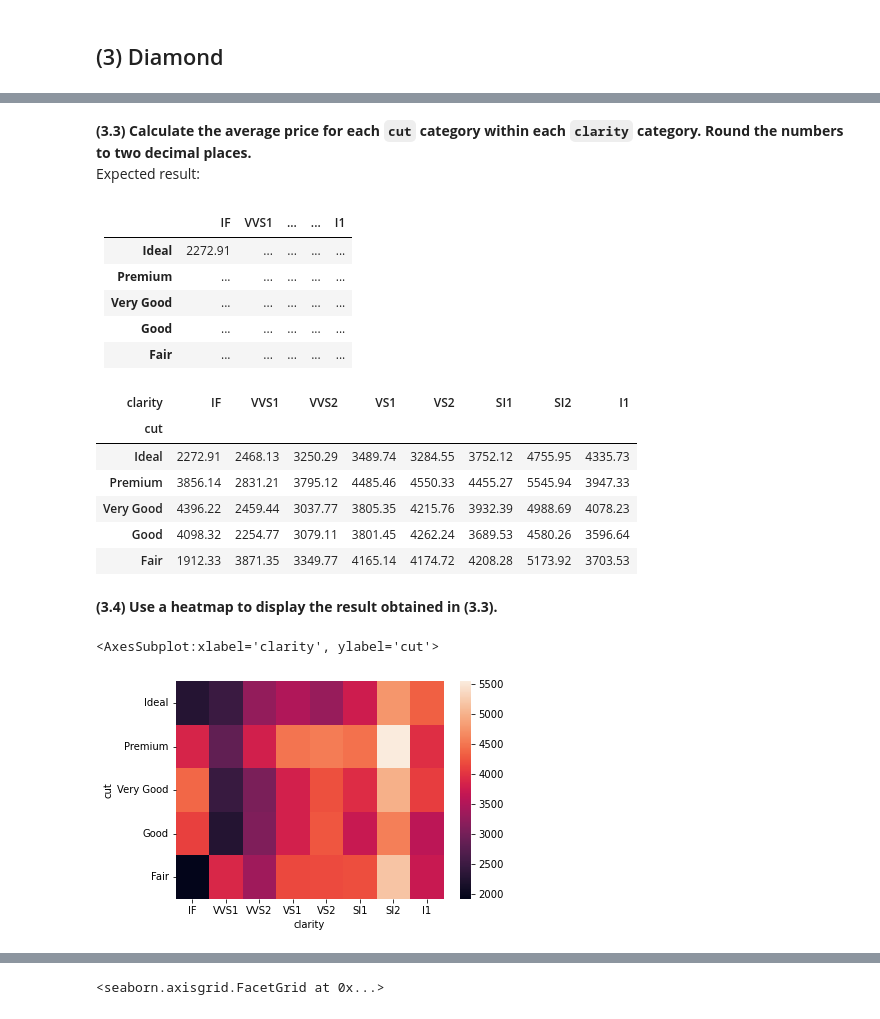
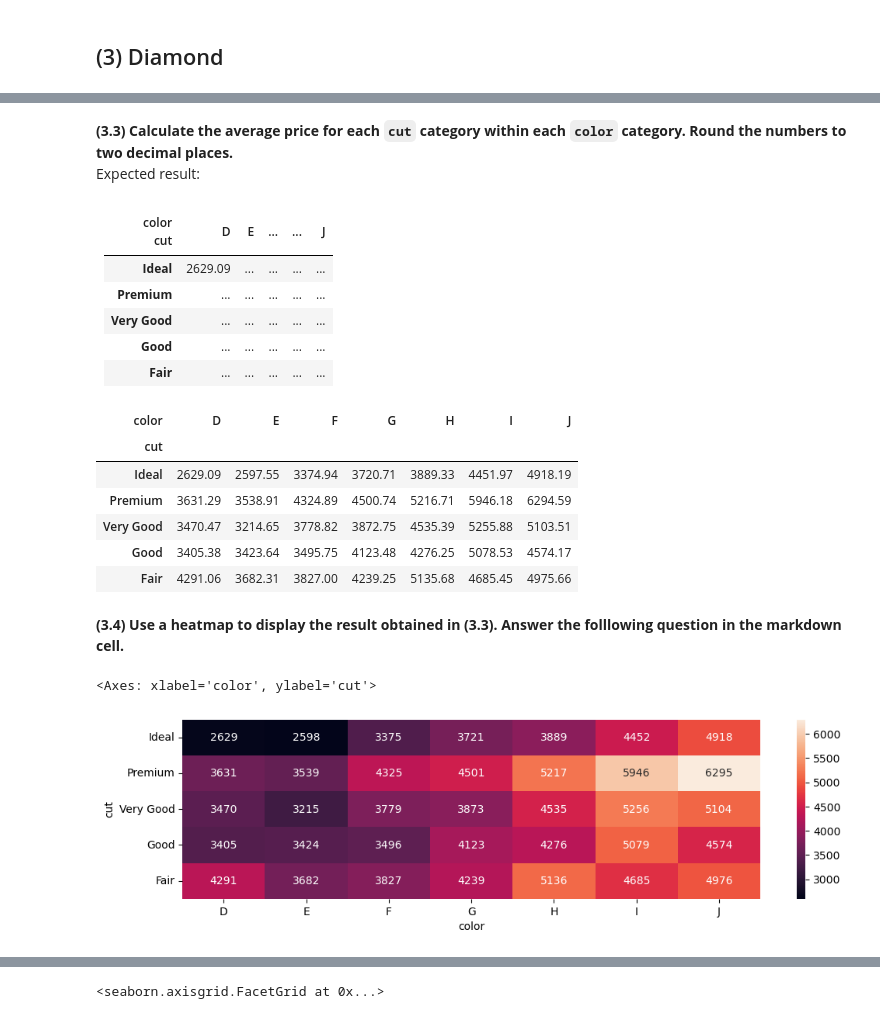
Before and after one commit to elthin/EBA3400, a Jupyter notebook: 03_jupyter_exercise/12_Matplotlib and Seaborn_Solution.ipynb, the cells around one changed output, grey strips where cells are left out. Cells and saved outputs as stored; diff of their text form; code cells hidden in the pictures.

```diff
--- a/03_jupyter_exercise/12_Matplotlib and Seaborn_Solution.ipynb
+++ b/03_jupyter_exercise/12_Matplotlib and Seaborn_Solution.ipynb
@@ -190,29 +181,30 @@ sns.countplot(data = diamond_df, x = "color")
 # %% [markdown]
-**(3.3) Calculate the average price for each <code>cut</code> category within each <code>clarity</code> category. Round the numbers to two decimal places.**<br>
+**(3.3) Calculate the average price for each <code>cut</code> category within each <code>color</code> category. Round the numbers to two decimal places.**<br>
 Expected result:
 # %% [markdown]
-||IF|VVS1|...|...|I1|
+|color<br>cut|D|E|...|...|J|
 |--:|--:|--:|--:|--:|--:|
-|**Ideal**|2272.91|...|...|...|...|
+|**Ideal**|2629.09|...|...|...|...|
 |**Premium**|...|...|...|...|...|
 |**Very Good**|...|...|...|...|...|
 |**Good**|...|...|...|...|...|
 |**Fair**|...|...|...|...|...|
 # %%
-avg_price = diamond_df.pivot_table(index = "cut", columns = "clarity", values = "price", aggfunc = "mean").round(2)
+avg_price = diamond_df.pivot_table(index = "cut", columns = "color", values = "price", aggfunc = "mean").round(2)
 avg_price
 # %% [output]
-| clarity | IF | VVS1 | VVS2 | VS1 | VS2 | SI1 | SI2 | I1 |
-| cut |  |  |  |  |  |  |  |  |
-| Ideal | 2272.91 | 2468.13 | 3250.29 | 3489.74 | 3284.55 | 3752.12 | 4755.95 | 4335.73 |
-| Premium | 3856.14 | 2831.21 | 3795.12 | 4485.46 | 4550.33 | 4455.27 | 5545.94 | 3947.33 |
-| Very Good | 4396.22 | 2459.44 | 3037.77 | 3805.35 | 4215.76 | 3932.39 | 4988.69 | 4078.23 |
-| Good | 4098.32 | 2254.77 | 3079.11 | 3801.45 | 4262.24 | 3689.53 | 4580.26 | 3596.64 |
-| Fair | 1912.33 | 3871.35 | 3349.77 | 4165.14 | 4174.72 | 4208.28 | 5173.92 | 3703.53 |
+| color | D | E | F | G | H | I | J |
+| cut |  |  |  |  |  |  |  |
+| Ideal | 2629.09 | 2597.55 | 3374.94 | 3720.71 | 3889.33 | 4451.97 | 4918.19 |
+| Premium | 3631.29 | 3538.91 | 4324.89 | 4500.74 | 5216.71 | 5946.18 | 6294.59 |
+| Very Good | 3470.47 | 3214.65 | 3778.82 | 3872.75 | 4535.39 | 5255.88 | 5103.51 |
+| Good | 3405.38 | 3423.64 | 3495.75 | 4123.48 | 4276.25 | 5078.53 | 4574.17 |
+| Fair | 4291.06 | 3682.31 | 3827.00 | 4239.25 | 5135.68 | 4685.45 | 4975.66 |
 # %% [markdown]
-**(3.4) Use a heatmap to display the result obtained in (3.3).**
+**(3.4) Use a heatmap to display the result obtained in (3.3). Answer the folllowing question in the markdown cell.**
 # %%
-sns.heatmap(avg_price)
+plt.figure(figsize = (12,3))                        # Create a new figure with a specific size for plotting
+sns.heatmap(avg_price, annot = True, fmt = ".0f")   # You can use ".0f" to display only the integer part
 # %% [output]
-<AxesSubplot:xlabel='clarity', ylabel='cut'>
+<Axes: xlabel='color', ylabel='cut'>
-[figure, old version]
+[figure, new version]
```
Also changed, not shown: parts of 47 cells of this notebook, 14 other files.
